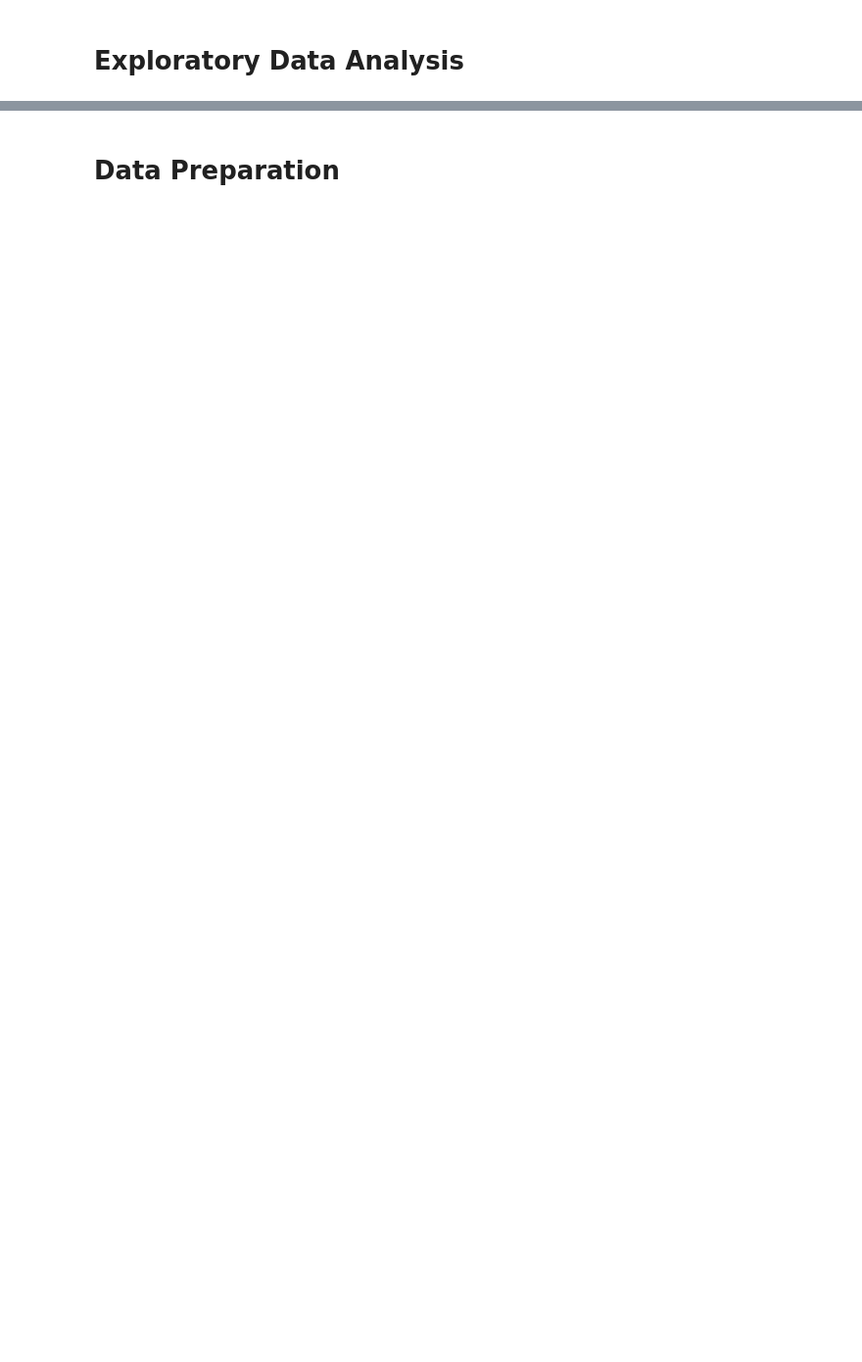
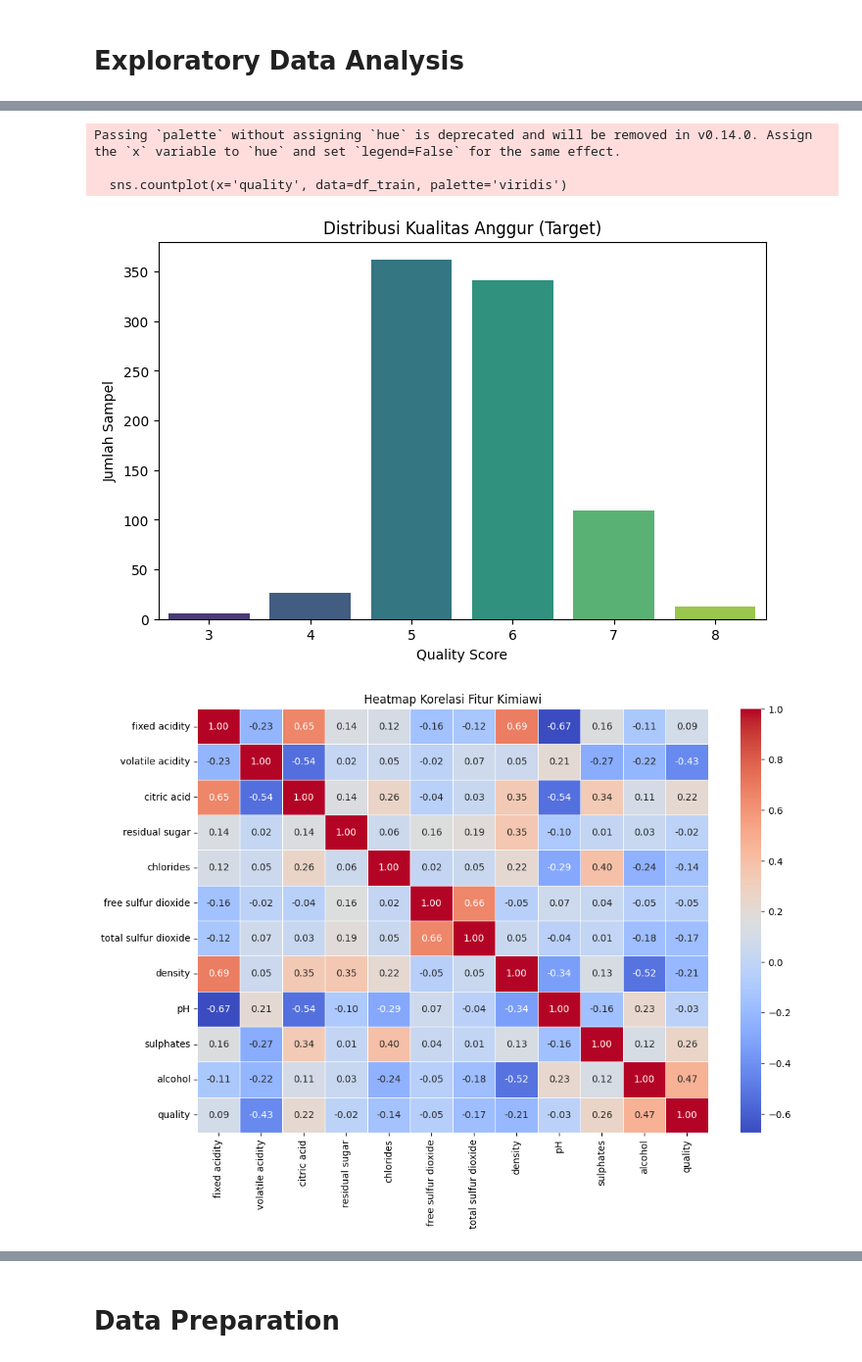
Before and after one commit to PashaAkrilian/Wine-Quality-Prediction, a Jupyter notebook: uts-data-mining.ipynb, the cells around one changed output, grey strips where cells are left out. Shown at 98% size. Drawn from its saved outputs; the diff is of its cells as text; code cells hidden in the pictures; blank space fills up the shorter version.

Commit message:
Kaggle Notebook | UTS_Data Mining  | Version 5

```diff
--- a/uts-data-mining.ipynb
+++ b/uts-data-mining.ipynb
@@ -140,0 +3,69 @@ Passing `palette` without assigning `hue` is deprecated and will be removed in v
+# %%
+# =================================================================
+# Tahap 1: Exploratory Data Analysis (EDA)
+# Proyek: Klasifikasi Kualitas Anggur (UTS PDAB 2026)
+# Nama: Dimas Pasha Akrilian
+# =================================================================
+
+import pandas as pd
+import seaborn as sns
+import matplotlib.pyplot as plt
+import numpy as np
+
+# 1.1 Memuat Dataset
+train_path = '/kaggle/input/datasets/dimaspashaakrilian/wine-quality/data_training.csv'
+test_path = '/kaggle/input/datasets/dimaspashaakrilian/wine-quality/data_testing.csv'
+
+df_train = pd.read_csv(train_path)
+df_test = pd.read_csv(test_path)
+
+print("--- Dataset Training Info ---")
+print(df_train.info())
+
+# 1.2 Ringkasan Statistik
+# Memberikan gambaran umum mean, median, dan standar deviasi fitur kimiawi
+print("\n--- Ringkasan Statistik Data Training ---")
+display(df_train.describe())
+
+# 1.3 Analisis Distribusi Target (Quality)
+# Sangat penting untuk melihat ketidakseimbangan kelas (class imbalance)
+plt.figure(figsize=(8, 5))
+sns.countplot(x='quality', data=df_train, palette='viridis')
+plt.title('Distribusi Kualitas Anggur (Target)')
+plt.xlabel('Quality Score')
+plt.ylabel('Jumlah Sampel')
+plt.show()
+
+# Interpretasi: Jika distribusi tidak merata, pertimbangkan teknik sampling
+# atau metrik evaluasi selain akurasi (seperti F1-Score)[cite: 1, 2].
+
+# 1.4 Analisis Korelasi (Heatmap)
+# Mencari hubungan linear antara fitur kimiawi dengan target 'quality'
+plt.figure(figsize=(12, 8))
+# Menghapus kolom 'Id' karena tidak memiliki nilai informasi statistik
+correlation_matrix = df_train.drop(columns=['Id']).corr()
+sns.heatmap(correlation_matrix, annot=True, cmap='coolwarm', fmt='.2f', linewidths=0.5)
+plt.title('Heatmap Korelasi Fitur Kimiawi')
+plt.show()
+
+# 1.5 Distribusi Fitur (Histograms)
+# Mengecek skewness (kemiringan) data dan rentang nilai untuk persiapan scaling
+df_train.drop(columns=['Id', 'quality']).hist(figsize=(15, 12), bins=30, color='skyblue', edgecolor='black')
+plt.suptitle('Distribusi Setiap Fitur Kimiawi', fontsize=16)
+plt.tight_layout(rect=[0, 0.03, 1, 0.95])
+plt.show()
+
+# 1.6 Deteksi Outlier (Boxplots)
+# Melihat adanya pencilan yang mungkin perlu di-handle saat data preparation[cite: 2]
+plt.figure(figsize=(15, 8))
+sns.boxplot(data=df_train.drop(columns=['Id', 'quality']), orient='h', palette='Set2')
+plt.title('Deteksi Outlier pada Fitur Kimiawi')
+plt.show()
+
+# 1.7 Hubungan Fitur Utama terhadap Kualitas
+# Contoh: Melihat bagaimana kandungan Alcohol mempengaruhi Quality
+plt.figure(figsize=(10, 6))
+sns.boxplot(x='quality', y='alcohol', data=df_train)
+plt.title('Hubungan Kandungan Alkohol terhadap Kualitas')
+plt.show()
+# %% [output]
@@ -140,0 +98,5 @@ Passing `palette` without assigning `hue` is deprecated and will be removed in v
+Passing `palette` without assigning `hue` is deprecated and will be removed in v0.14.0. Assign the `x` variable to `hue` and set `legend=False` for the same effect.
+
+  sns.countplot(x='quality', data=df_train, palette='viridis')
+[figure, added]
+[figure, added]
```
Also changed, not shown: parts of 16 cells of this notebook.
